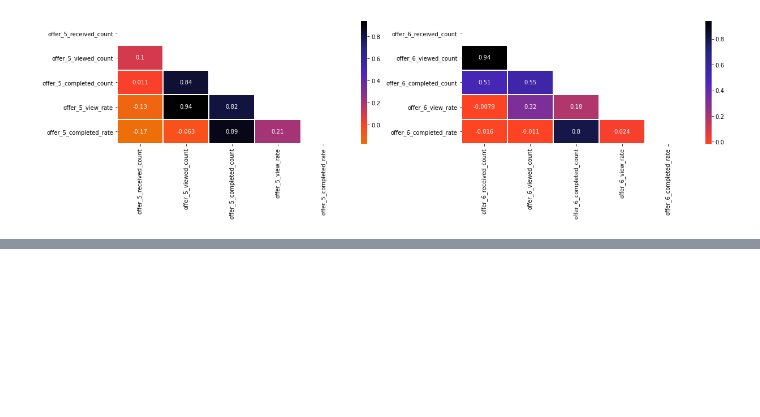
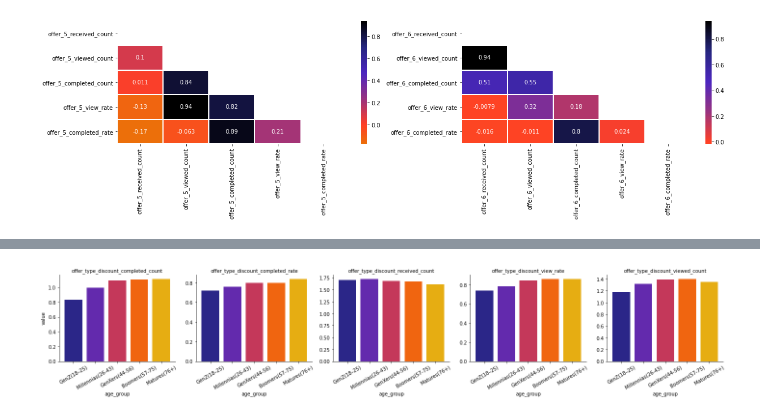
Before and after one commit to Arjunar92/Starbucks_Customer_Segmentation_Project, a Jupyter notebook: Starbucks_Customer_Segmentation_012821a.ipynb, the cells around one changed output, grey strips where cells are left out. Saved outputs shown, nothing was run; the diff lists cells and outputs as text; code cells hidden in the pictures; blank space fills up the shorter version.

```diff
--- a/Starbucks_Customer_Segmentation_012821a.ipynb
+++ b/Starbucks_Customer_Segmentation_012821a.ipynb
@@ -407,0 +403,4 @@ ax = sns.heatmap(corr, annot=True,  mask = matrix, linewidths=1, center=0, cmap
+# %%
+df = plot_data(offer_discount,profile_offer,  groupby = 'age_group',palette =6,col_wrap=5,height=4,label_rotation =30)
+# %% [output]
+[figure, added]
```
Also changed, not shown: parts of 30 cells of this notebook.
